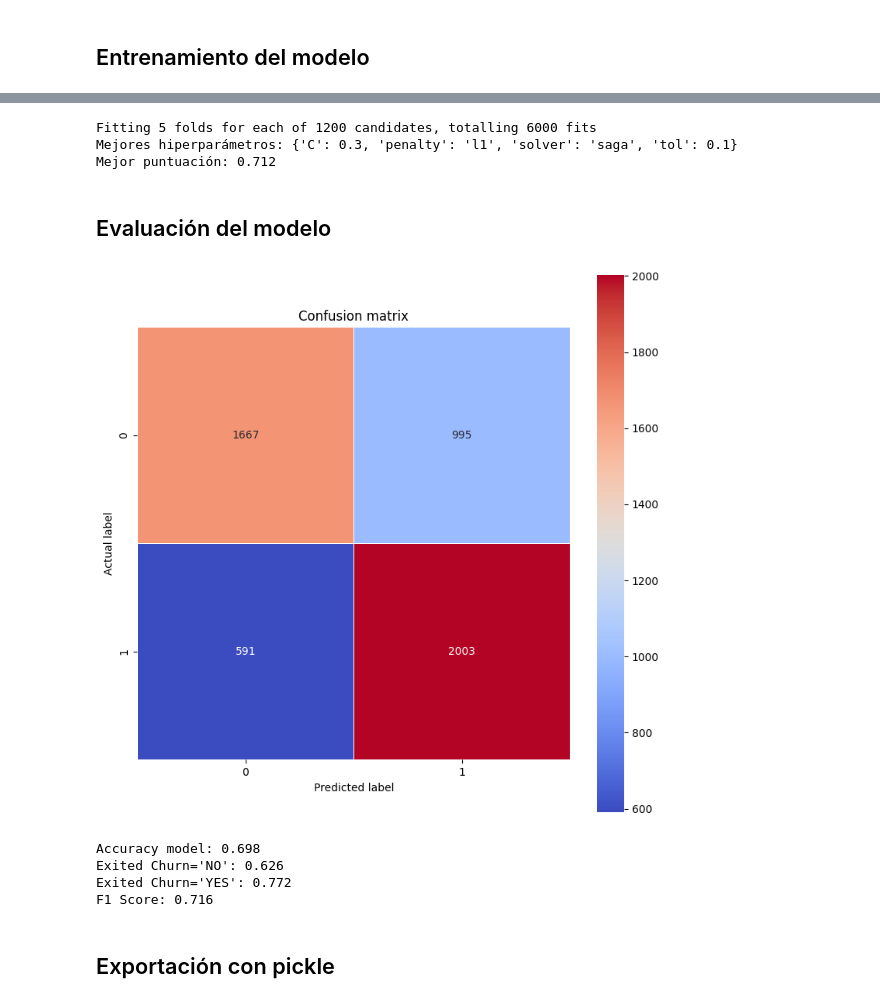
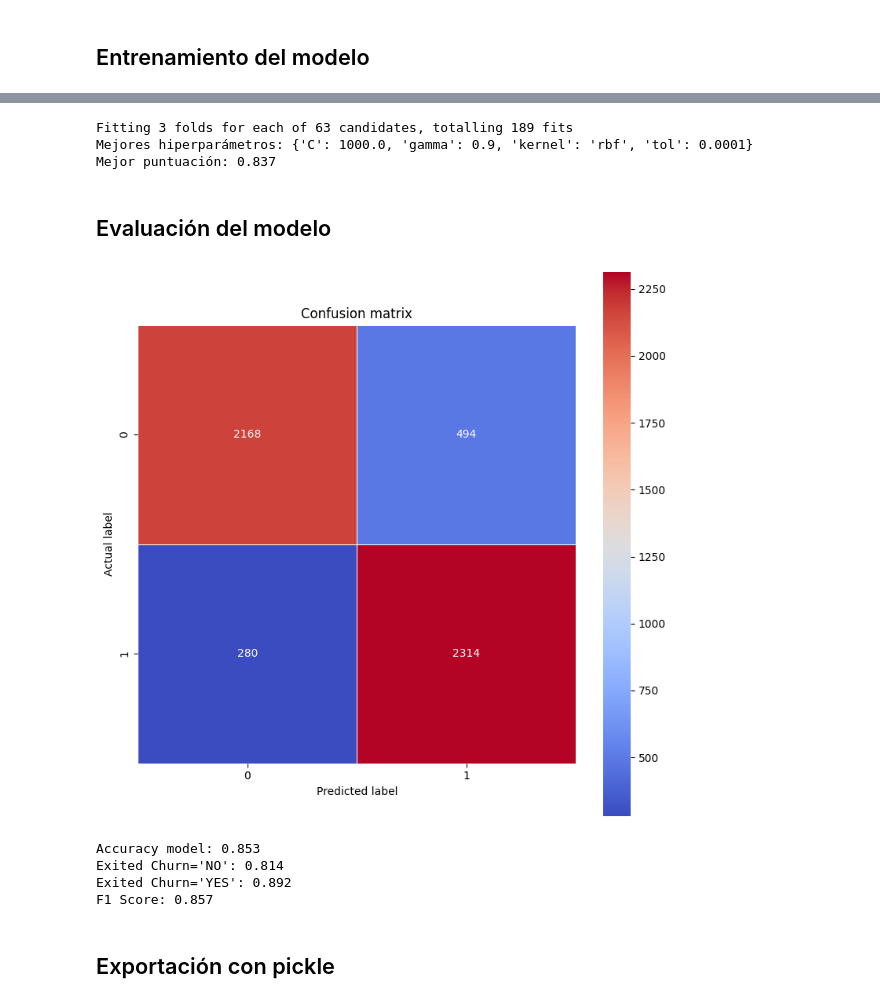
Before and after one commit to AFMartinezF/Lab-ML-platzi, a Jupyter notebook: notebooks/modelgeneration_27092023_ricalanis.ipynb, the cells around one changed output, grey strips where cells are left out. Saved outputs shown, nothing was run; the diff lists cells and outputs as text; code cells hidden in the pictures.

Commit message:
Changed the model for SVM obtaining good results

```diff
--- a/notebooks/modelgeneration_27092023_ricalanis.ipynb
+++ b/notebooks/modelgeneration_27092023_ricalanis.ipynb
@@ -145,6 +146,8 @@ X, y = oversample.fit_resample(X, y)
 # %%
 # Separar los datos en datos de entrenamiento y testing
 X_train, X_test, y_train, y_test = train_test_split( X, y, test_size=0.33, random_state=42)
+# Crear el modelo base
+svm = SVC(random_state=seed)
 # %%
 #Aproximandonos a los mejores hiperparametros con una busqueda aleatoria
 from sklearn.model_selection import RandomizedSearchCV
@@ -225,27 +210,13 @@ Combinación 64: {'tol': 0.0003359818286283781, 'solver': 'saga', 'penalty': 'l1
 from sklearn.model_selection import GridSearchCV
 
 # Definir el espacio de búsqueda de hiperparámetros alrededor de los mejores encontrados
-
-param_grid = [
-    {
-        'solver': ['saga'],  # saga soporta tanto l1 como l2
-        'penalty': ['l1', 'l2'],
-        'C': np.linspace(0.01, 0.3, 30),
-        'tol': np.logspace(-4, -1, 10)
-    },
-    {
-        'solver': ['sag','newton-cg'],  # sag y newton-cg solo soportan l2
-        'penalty': ['l2'],
-        'C': np.linspace(0.01, 0.3, 30),
-        'tol': np.logspace(-4, -1, 10)
-    }
-]
-
-# Crear el modelo base
-log_reg = LogisticRegression(random_state=42, multi_class='ovr')
+param_grid = {'C':np.logspace(1, 3, 3),
+              'kernel':['rbf'],
+              'gamma':np.linspace(0.6,0.9,7),
+              'tol':np.logspace(-4, -2, 3)}
 
 # Configurar la búsqueda en cuadrícula
-grid_search = GridSearchCV(log_reg, param_grid=param_grid, cv=5, verbose=1, n_jobs=-1)
+grid_search = GridSearchCV(estimator=svm, param_grid=param_grid, cv=3, verbose=1, n_jobs=-1)
 
 # Ejecutar la búsqueda en cuadrícula
 grid_search.fit(X_train, y_train)
@@ -254,36 +225,36 @@ grid_search.fit(X_train, y_train)
 print(f"Mejores hiperparámetros: {grid_search.best_params_}")
 print(f"Mejor puntuación: {grid_search.best_score_:.3f}")
 # %% [output]
-Fitting 5 folds for each of 1200 candidates, totalling 6000 fits
-Mejores hiperparámetros: {'C': 0.3, 'penalty': 'l1', 'solver': 'saga', 'tol': 0.1}
-Mejor puntuación: 0.712
+Fitting 3 folds for each of 63 candidates, totalling 189 fits
+Mejores hiperparámetros: {'C': 1000.0, 'gamma': 0.9, 'kernel': 'rbf', 'tol': 0.0001}
+Mejor puntuación: 0.837
 # %%
 # Entrenar el modelo con los mejores hiperparametros
-clf_lin =  LogisticRegression(random_state=42, multi_class='ovr', **grid_search.best_params_).fit(X_train, y_train)
+svm =  SVC(random_state=42, **grid_search.best_params_).fit(X_train, y_train)
 # %% [markdown]
 ## Evaluación del modelo
 # %%
 # Medir los resultados obtenidos usando una matriz de confusión
 import matplotlib.pyplot as plt
 import seaborn as sns
 from sklearn.metrics import confusion_matrix
-cm = confusion_matrix(y_test, clf_lin.predict(X_test))
+cm = confusion_matrix(y_test, svm.predict(X_test))
 
 #Visualizar la matriz de confusión
 plt.figure(figsize=(9,9))
 plt.title('Confusion matrix')
 sns.heatmap(cm, annot=True, fmt='g', linewidths=.5, square=True, cmap='coolwarm')
 plt.ylabel('Actual label')
 plt.xlabel('Predicted label')
 plt.show()
 # %% [output]
-[figure, old version]
+[figure, new version]
 # %%
 # Metricas de éxito propuestas para evaluar el modelo, en todas se busca un valor cercano a 1
 from sklearn.metrics import accuracy_score, recall_score, f1_score
 
 # Predecir resultados con los datos de prueba
-prediction_test = clf_lin.predict(X_test)
+prediction_test = svm.predict(X_test)
 
 # Exactitud: proporción de predicciones correctas.
 print(f"Accuracy model: {accuracy_score(y_test, prediction_test):.3f}")
@@ -296,10 +267,10 @@ print(f"Exited Churn='YES': {recall_score(y_test, prediction_test, pos_label=1):
 print(f"F1 Score: {f1_score(y_test, prediction_test):.3f}")
 # En ocasiones, esta última metrica se usa en competiciones (Kaggle, DataDriven) para comparar modelos.
 # %% [output]
-Accuracy model: 0.698
-Exited Churn='NO': 0.626
-Exited Churn='YES': 0.772
-F1 Score: 0.716
+Accuracy model: 0.853
+Exited Churn='NO': 0.814
+Exited Churn='YES': 0.892
+F1 Score: 0.857
 # %% [markdown]
 ## Exportación con pickle
 # %%
```
Also changed, not shown: parts of 5 cells of this notebook, 6 other files.
